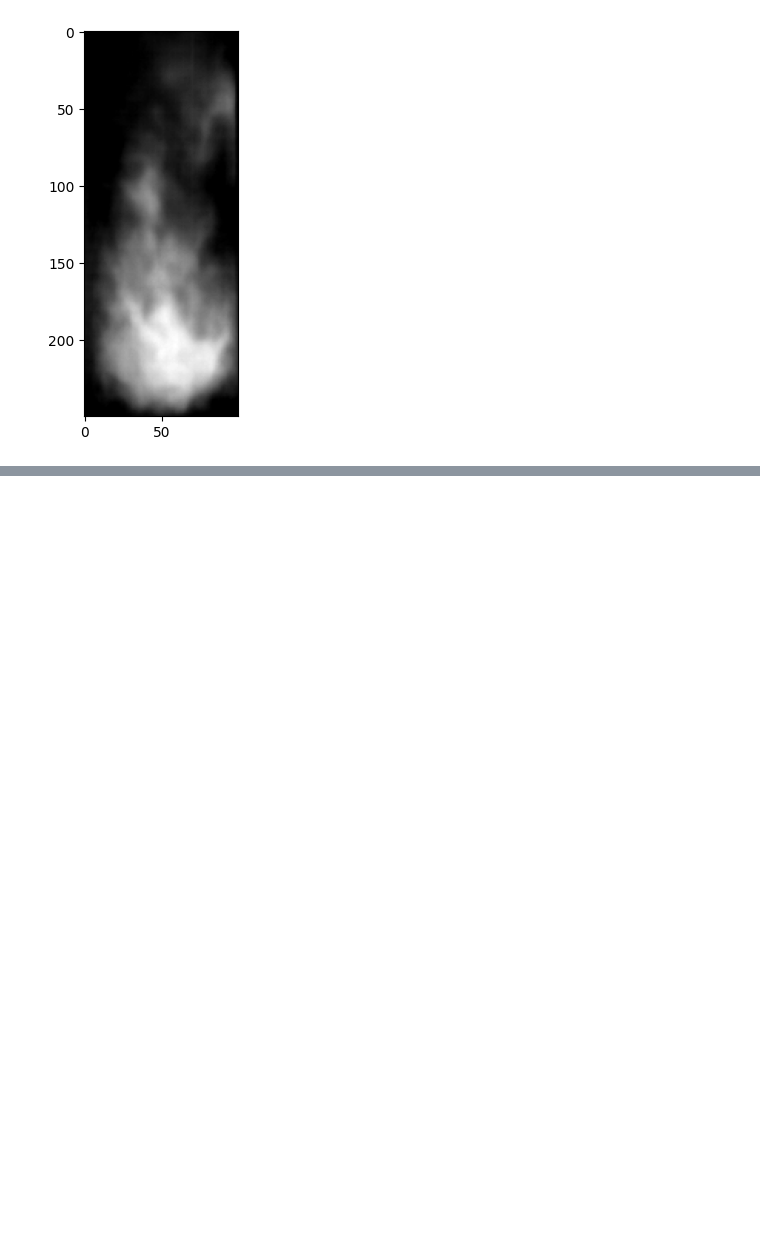
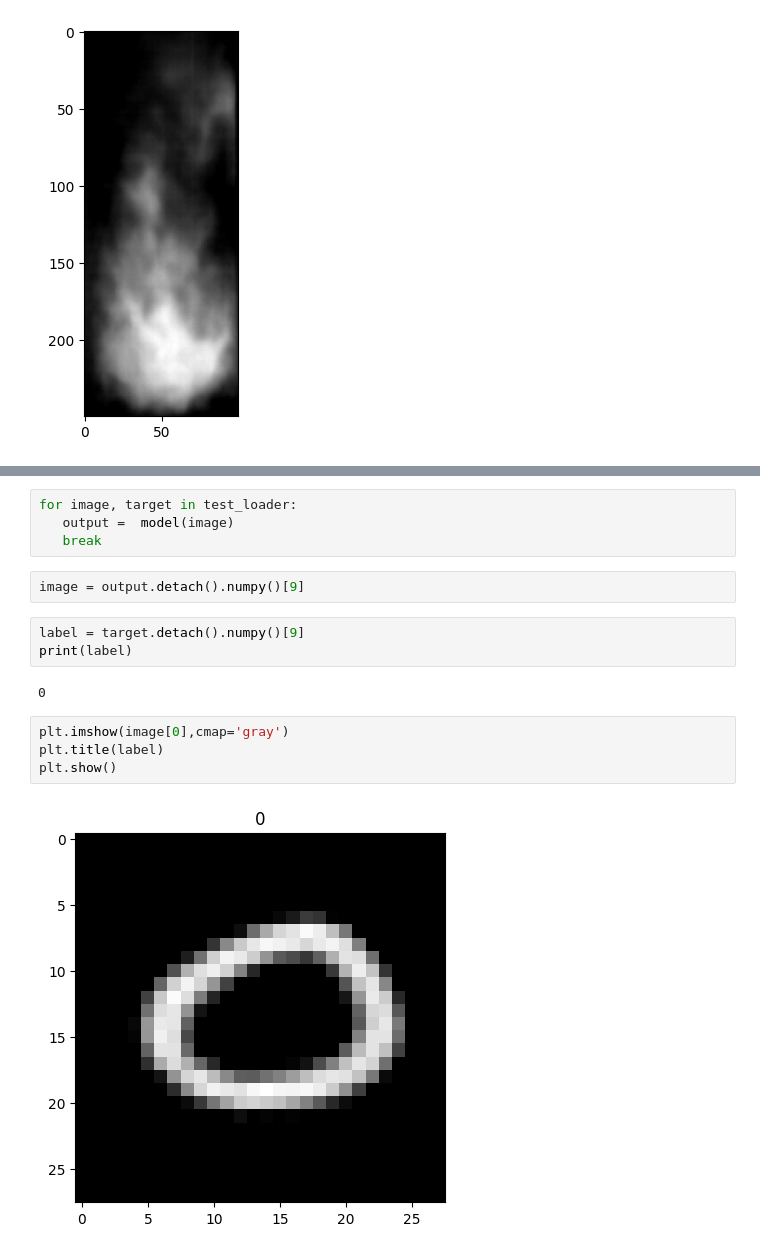
Before and after one commit to MattanTseng/ME_592_HW3, a Jupyter notebook: part2/AE.ipynb, the cells around one changed output, grey strips where cells are left out. Cells and saved outputs as stored; diff of their text form; blank space fills up the shorter version.

```diff
--- a/part2/AE.ipynb
+++ b/part2/AE.ipynb
@@ -91,0 +156,17 @@ ContextualVersionConflict: (Pygments 2.11.2 (c:\users\mhzar\anaconda3\envs\hw3\l
+# %%
+for image, target in test_loader:
+   output =  model(image)
+   break
+# %%
+image = output.detach().numpy()[9]
+# %%
+label = target.detach().numpy()[9]
+print(label)
+# %% [output]
+0
+# %%
+plt.imshow(image[0],cmap='gray')
+plt.title(label)
+plt.show()
+# %% [output]
+[figure, added]
```
Also changed, not shown: parts of 10 cells of this notebook, 1 other file.
